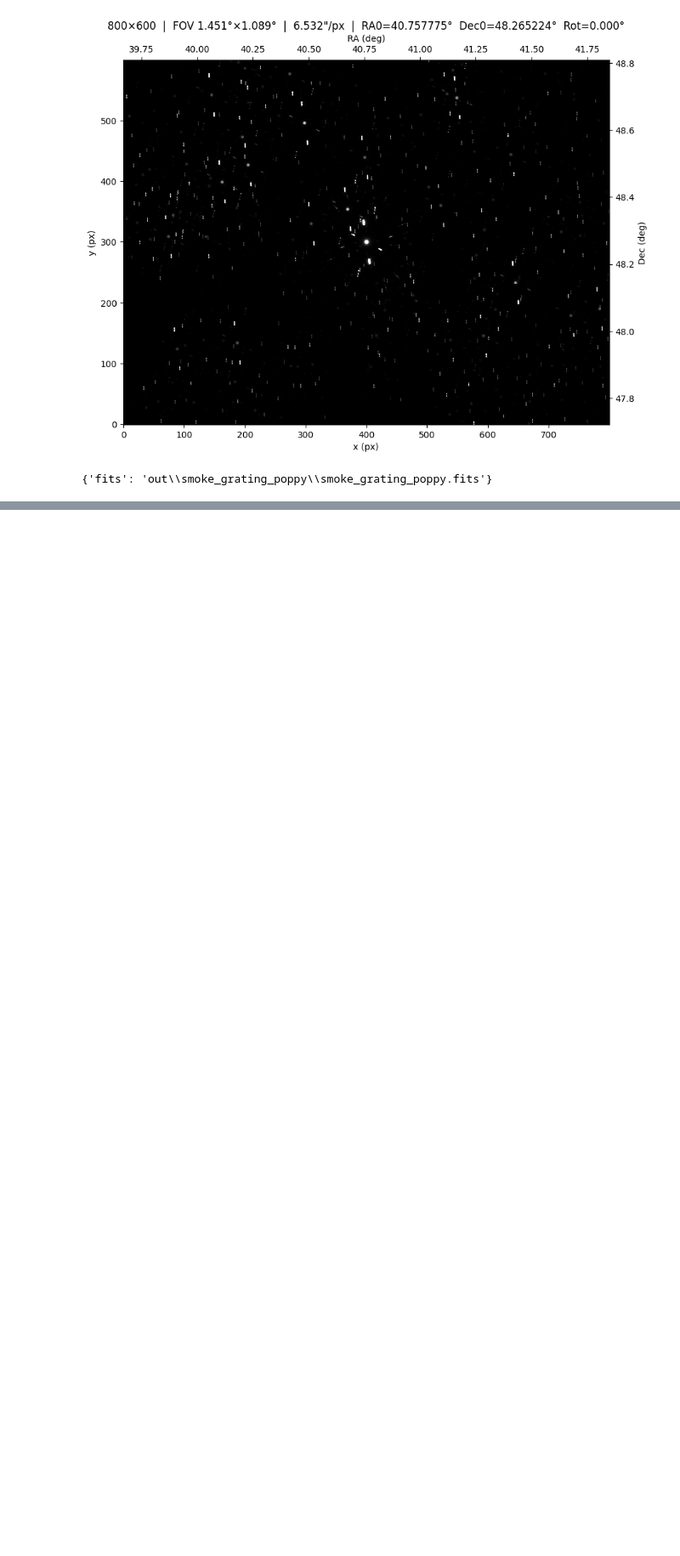
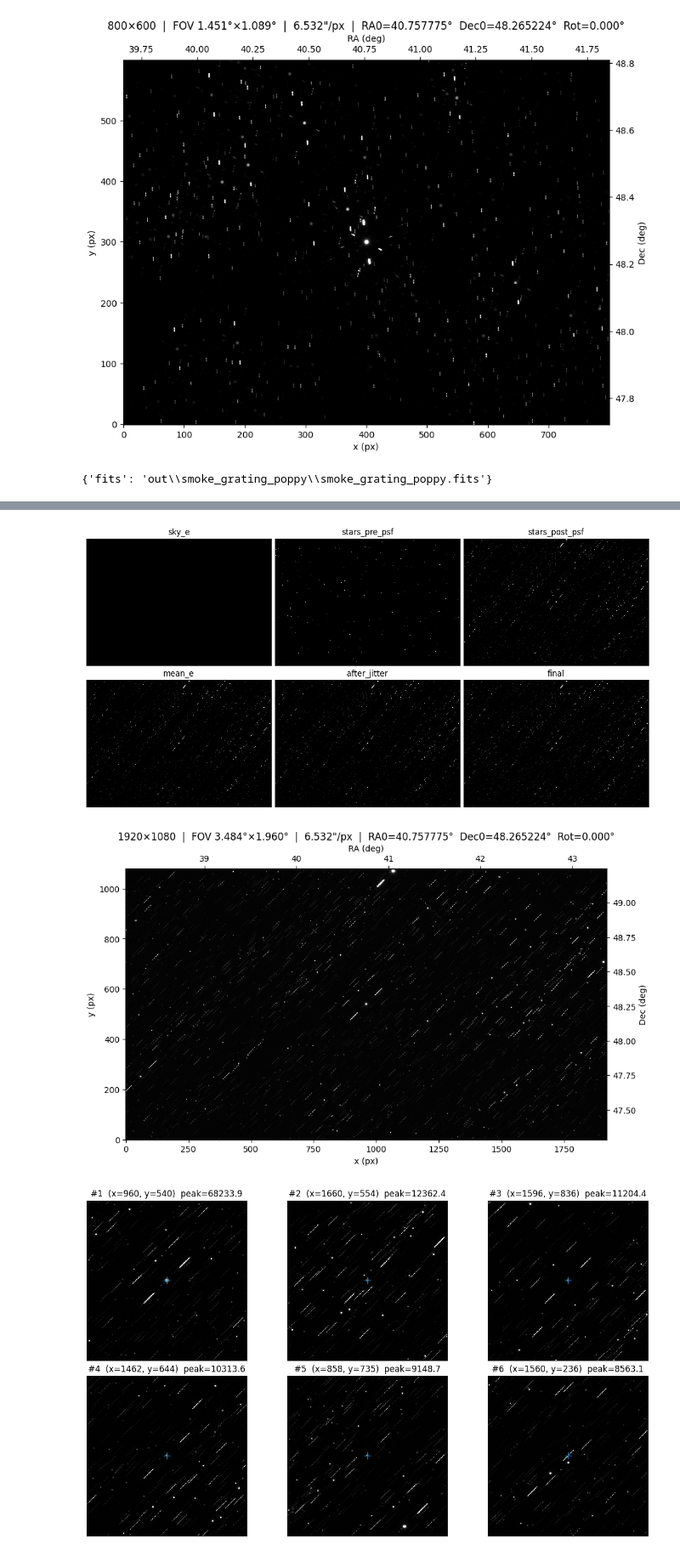
Before and after one commit to dlllonb/tele-img-sim, a Jupyter notebook: orders.ipynb, the cells around one changed output, grey strips where cells are left out. Shown at 85% size. Cells and saved outputs as stored; diff of their text form; code cells hidden in the pictures; blank space fills up the shorter version.

```diff
--- a/orders.ipynb
+++ b/orders.ipynb
@@ -171,0 +246,68 @@ print(paths)
+# %%
+frame, res, paths = run_sim_and_report(
+    out_dir="out",
+    run_name="poppy_grating_sane_sampling",
+    stars_csv="sim/physics/starfields/field3.csv",
+    overwrite=True,
+
+    ra0_deg=40.75777527,
+    dec0_deg=48.26522428448249,
+    rot_deg=0.0,
+
+    cam_nx=1920,
+    cam_ny=1080,
+    cam_pixel_um=3.8,
+    cam_read_noise_e=2.0,
+    cam_gain_e_per_adu=1.0,
+    cam_qe=0.6,
+
+    lens_focal_mm=120.0,
+    lens_f_number=2.0,
+    lens_transmission=0.9,
+
+    # --- Grating (POPPY literal stripes) ---
+    mask_kind="grating",
+    mask_grating_model="poppy",
+    mask_angle_deg=45,              # expect dispersion along +x in current code
+    mask_lines_per_mm=2.0,           # COARSE so pupil is sampleable
+    mask_duty_cycle=0.5,
+    mask_pupil_samples=512,
+    mask_psf_size_px=513,
+    mask_n_lambda=20,
+
+    # IMPORTANT: keep modeled pupil small enough to sample
+    # If left None with f=120,f/2 => D=60mm; with 2 l/mm that's 120 periods (okay-ish).
+    mask_aperture_diam_mm=None,
+
+    exposure_s=10.0,
+    sky_mu_mag_per_arcsec2=21.5,
+    zeropoint_e_per_s=0.0,
+    lambda_eff_nm=550.0,
+
+    # make streaks longer (fractional band drives smear length)
+    band_nm=300.0,                   # ~400–700-ish behavior (crude but effective)
+
+    # keep blur small but nonzero so apply_psf runs in your current gating
+    seeing_fwhm_arcsec=0.1,
+    jitter_pointing_rms=0.0,
+
+    enable_sky=True,
+    enable_stars=True,
+    enable_psf=True,
+    enable_jitter=False,
+    enable_noise=True,
+
+    show_plots=True,
+    save_pngs=True,
+
+    make_rois=True,
+    roi_n=8,
+    roi_half_size=220,
+    roi_min_sep_px=180,
+    roi_stretch="asinh",
+)
+print(paths)
+# %% [output]
+[figure, added]
+[figure, added]
+[figure, added]
```
Also changed, not shown: parts of 2 cells of this notebook, 1 other file.
